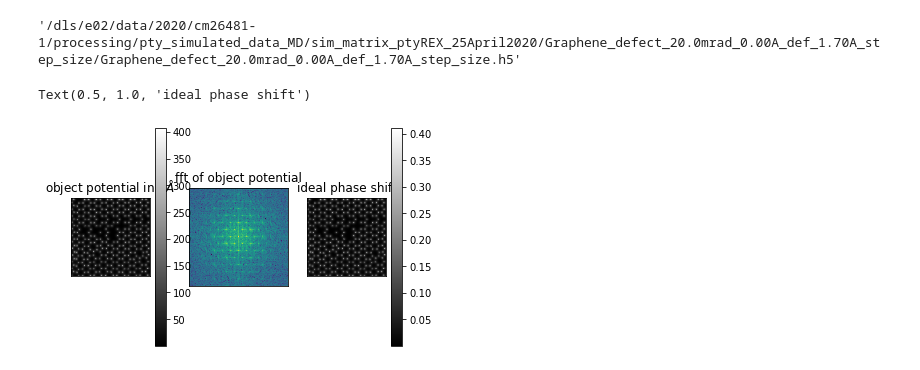
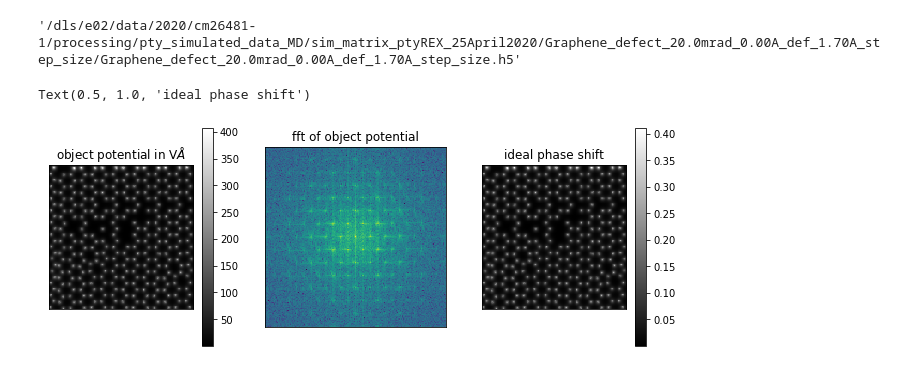
Before and after one commit to CDScattering/Staff-notebooks, a Jupyter notebook: ptyREX_sim_matrix/4_inspect_ptycho_recons.ipynb, the cells around one changed output. Cells and saved outputs as stored; diff of their text form; code cells hidden in the pictures.

```diff
--- a/ptyREX_sim_matrix/4_inspect_ptycho_recons.ipynb
+++ b/ptyREX_sim_matrix/4_inspect_ptycho_recons.ipynb
@@ -16,7 +16,8 @@ from sim_utils import _sigma
 from recon_utils import *
 # %%
 matrix_path = '/dls/e02/data/2020/cm26481-1/processing/pty_simulated_data_MD/sim_matrix_ptyREX_25April2020'
-json_files = get_ptyREX_recon_list(matrix_path, run_id = '26042020')
+# json_files = get_ptyREX_recon_list(matrix_path, run_id = '26042020')
+json_files = get_ptyREX_recon_list(matrix_path, run_id = '2000iter')
 # %%
 len(json_files)
 # %% [output]
@@ -150,27 +151,27 @@ pot = get_potential(focus_probes_dict[4][5]['sim_path'])
 # %%
 sh = pot.shape[0]
 obj_pot = pot[int(0.33*sh):int(0.66*sh), int(0.33*sh):int(0.66*sh)]
 obj_pot_fft = np.fft.fftshift(np.fft.fft2(obj_pot))
 phase_ideal = _sigma(80000) * obj_pot
-fig, ax = plt.subplots(1,3)
+fig, ax = plt.subplots(1,3,figsize=(11,4))
 im = ax[0].imshow(obj_pot)
 fig.colorbar(im, ax = ax[0])
 ax[1].imshow(np.log(abs(obj_pot_fft)), cmap = 'viridis')
 im2 = ax[2].imshow(phase_ideal)
 fig.colorbar(im2, ax = ax[2])
 ax[0].set_xticks([])
 ax[0].set_yticks([])
 ax[1].set_xticks([])
 ax[1].set_yticks([])
 ax[2].set_xticks([])
 ax[2].set_yticks([])
 ax[0].set_title('object potential in V$\AA$')
 ax[1].set_title('fft of object potential')
 ax[2].set_title('ideal phase shift')
 # plt.tight_layout()
 # %% [output]
 Text(0.5, 1.0, 'ideal phase shift')
-[figure, old version]
+[figure, new version]
 # %%
 from skimage.metrics import structural_similarity as ssim
 from skimage.metrics import normalized_root_mse as nrmse
```
Also changed, not shown: parts of 11 cells of this notebook.
